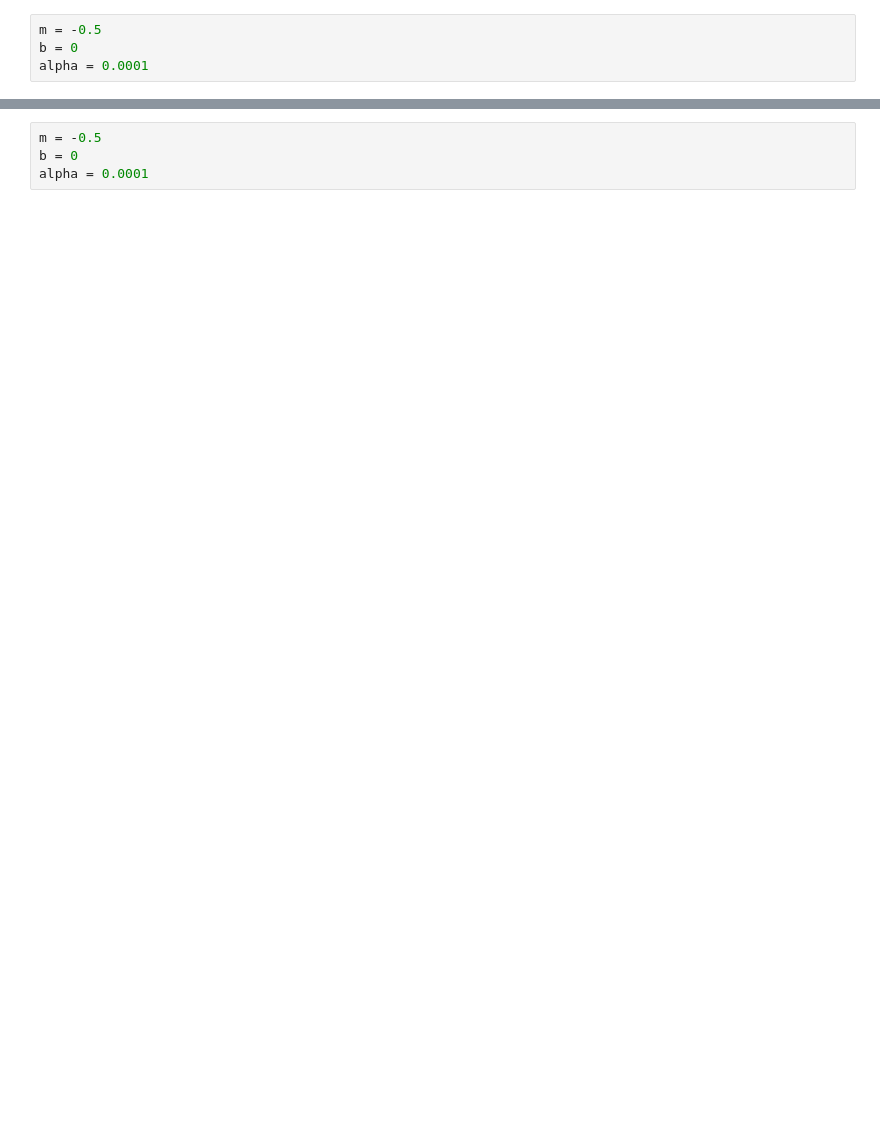
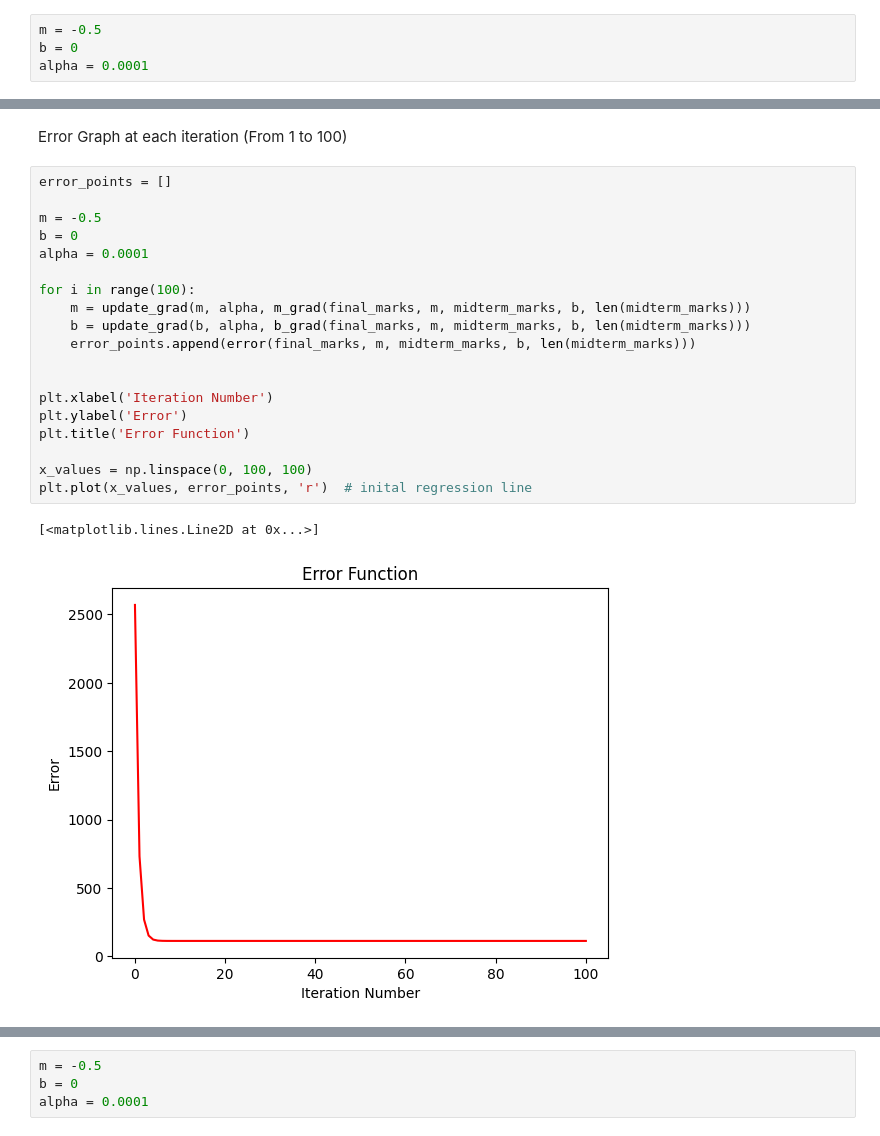
Before and after one commit to Yadu-M/ELE-888, a Jupyter notebook: lab1.ipynb, the cells around one changed output, grey strips where cells are left out. Saved outputs shown, nothing was run; the diff lists cells and outputs as text; blank space fills up the shorter version.

```diff
--- a/lab1.ipynb
+++ b/lab1.ipynb
@@ -156,0 +127,24 @@ plt.scatter(x_values, y_values, label='Regression line after 100 iterations')
+# %% [markdown]
+Error Graph at each iteration (From 1 to 100)
+# %%
+error_points = []
+
+m = -0.5
+b = 0
+alpha = 0.0001
+
+for i in range(100):
+    m = update_grad(m, alpha, m_grad(final_marks, m, midterm_marks, b, len(midterm_marks)))
+    b = update_grad(b, alpha, b_grad(final_marks, m, midterm_marks, b, len(midterm_marks)))
+    error_points.append(error(final_marks, m, midterm_marks, b, len(midterm_marks)))
+
+
+plt.xlabel('Iteration Number')
+plt.ylabel('Error')
+plt.title('Error Function')
+
+x_values = np.linspace(0, 100, 100)
+plt.plot(x_values, error_points, 'r')  # inital regression line
+# %% [output]
+[<matplotlib.lines.Line2D at 0x...>]
+[figure, added]
```
Also changed, not shown: parts of 47 cells of this notebook, 1 other file.
